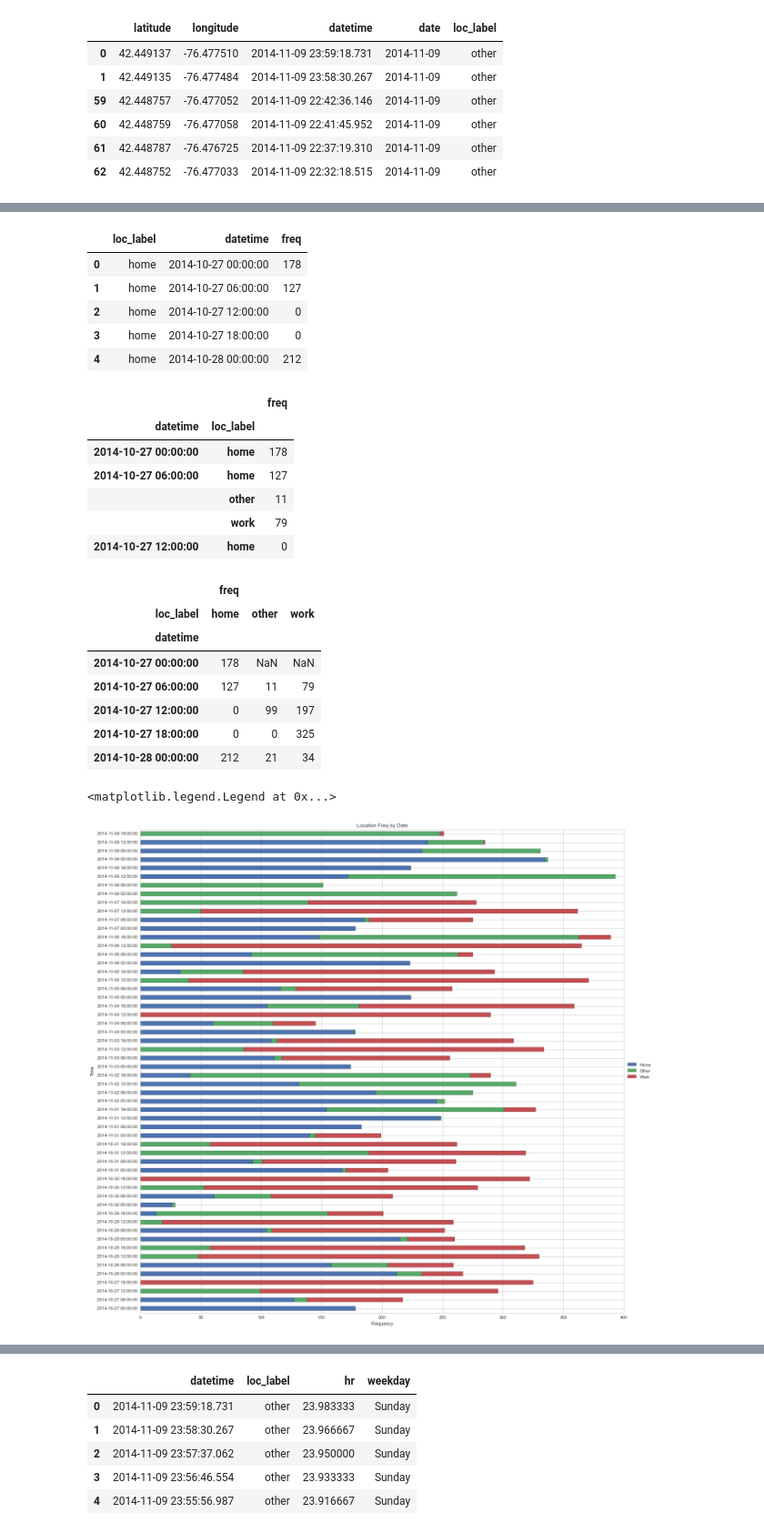
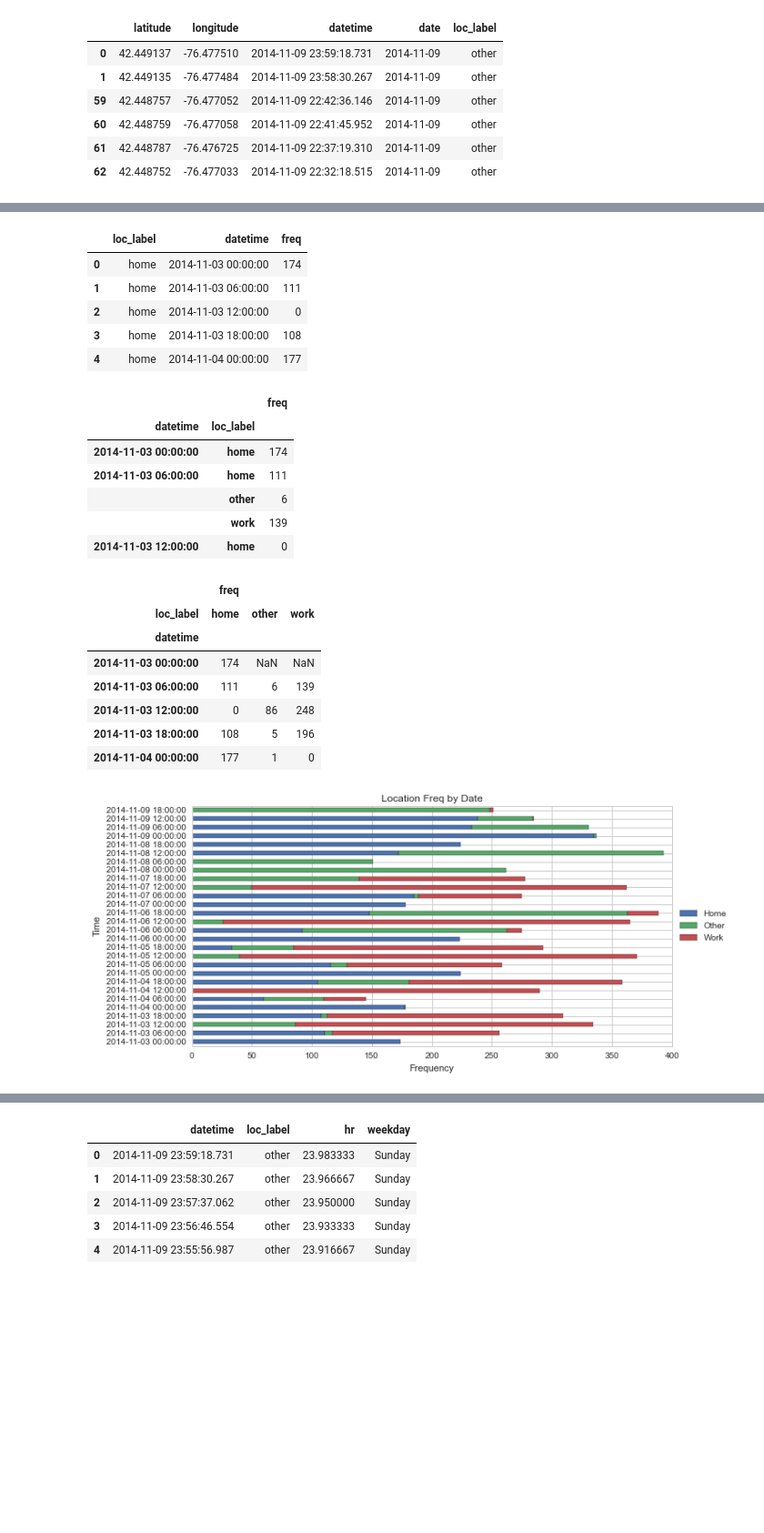
Before and after one commit to fnokeke/student-streams, a Jupyter notebook: src/location-streams.ipynb, the cells around one changed output, grey strips where cells are left out. Shown: that part at 91% size. Drawn from its saved outputs; the diff is of its cells as text; code cells hidden in the pictures; blank space fills up the shorter version.

Commit message:
removed seaborn plots and now using ggplot or matplotlib

```diff
--- a/src/location-streams.ipynb
+++ b/src/location-streams.ipynb
@@ -43,8 +40,10 @@ ld['latitudeE7'] = ld['latitudeE7']/float(1e7)
 ld['longitudeE7'] = ld['longitudeE7']/float(1e7)
 ld['timestampMs'] = ld['timestampMs'].map(lambda x: float(x)/1000)
 ld['datetime'] = ld.timestampMs.map(datetime.datetime.fromtimestamp)
-ld['dt2'] = ld.datetime.map(lambda x: x.strftime("%Y-%m-%d %H:%M:%S"))
-ld['date'] = ld.datetime.map(lambda x: x.strftime("%Y-%m-%d"))
-ld['time'] = ld.datetime.map(lambda x: x.strftime("%H:%M:%S"))
-ld['hr'] = ld.datetime.map(lambda x: x.strftime("%H"))
-ld['min'] = ld.datetime.map(lambda x: x.strftime("%M"))
+ld['date'] = ld.datetime.map(lambda x: x.strftime("%Y-%m-%d")) # TODO: remove
+
+ld.rename(columns={
+'latitudeE7': 'latitude',
+'longitudeE7': 'longitude',
+'timestampMs': 'timestamp'
+}, inplace=True)
@@ -91,0 +75,3 @@ ld.head()
+# %%
+no_of_weeks = 1
+no_of_days = no_of_weeks * 7
@@ -185,39 +166,38 @@ loc_group = loc_group.reset_index()
 loc_group.head()
 # %% [output]
 |  | loc_label | datetime | freq |
-| 0 | home | 2014-10-27 00:00:00 | 178 |
-| 1 | home | 2014-10-27 06:00:00 | 127 |
-| 2 | home | 2014-10-27 12:00:00 | 0 |
-| 3 | home | 2014-10-27 18:00:00 | 0 |
-| 4 | home | 2014-10-28 00:00:00 | 212 |
+| 0 | home | 2014-11-03 00:00:00 | 174 |
+| 1 | home | 2014-11-03 06:00:00 | 111 |
+| 2 | home | 2014-11-03 12:00:00 | 0 |
+| 3 | home | 2014-11-03 18:00:00 | 108 |
+| 4 | home | 2014-11-04 00:00:00 | 177 |
 # %%
 loc_group = loc_group.groupby(['datetime','loc_label']).sum()
 loc_group.head()
 # %% [output]
 |  |  | freq |
 | datetime | loc_label |  |
-| 2014-10-27 00:00:00 | home | 178 |
-| 2014-10-27 06:00:00 | home | 127 |
-|  | other | 11 |
-|  | work | 79 |
-| 2014-10-27 12:00:00 | home | 0 |
+| 2014-11-03 00:00:00 | home | 174 |
+| 2014-11-03 06:00:00 | home | 111 |
+|  | other | 6 |
+|  | work | 139 |
+| 2014-11-03 12:00:00 | home | 0 |
 # %%
 loc_group.unstack().head()
 # %% [output]
 |  | freq |  |  |
 | loc_label | home | other | work |
 | datetime |  |  |  |
-| 2014-10-27 00:00:00 | 178 | NaN | NaN |
-| 2014-10-27 06:00:00 | 127 | 11 | 79 |
-| 2014-10-27 12:00:00 | 0 | 99 | 197 |
-| 2014-10-27 18:00:00 | 0 | 0 | 325 |
-| 2014-10-28 00:00:00 | 212 | 21 | 34 |
+| 2014-11-03 00:00:00 | 174 | NaN | NaN |
+| 2014-11-03 06:00:00 | 111 | 6 | 139 |
+| 2014-11-03 12:00:00 | 0 | 86 | 248 |
+| 2014-11-03 18:00:00 | 108 | 5 | 196 |
+| 2014-11-04 00:00:00 | 177 | 1 | 0 |
 # %%
-loc_plot = loc_group.unstack().plot(kind='barh', stacked=True, title="Location Freq by Date", figsize=(20, 20))
+loc_plot = loc_group.unstack().plot(kind='barh', stacked=True, title="Location Freq by Date", figsize=(10,5))
 loc_plot.set_xlabel("Frequency")
 loc_plot.set_ylabel("Time")
-loc_plot.legend(["Home","Other","Work"],loc='center left', bbox_to_anchor=(1, 0.5), fancybox=True, shadow=True)
+r = loc_plot.legend(["Home","Other","Work"],loc='center left', bbox_to_anchor=(1, 0.5), fancybox=True, shadow=True)
 # %% [output]
-<matplotlib.legend.Legend at 0x...>
-[figure, old version]
+[figure, new version]
 # %% [markdown]
```
Also changed, not shown: parts of 55 cells of this notebook, 1 other file.
